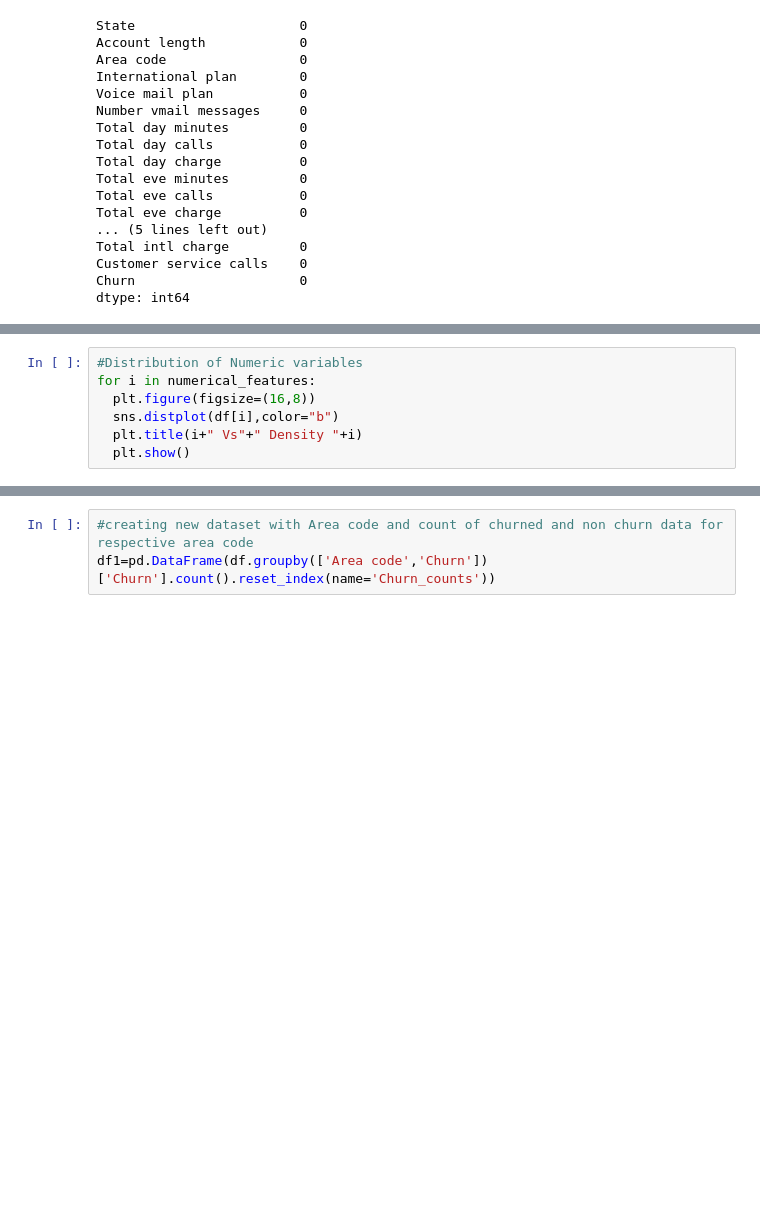
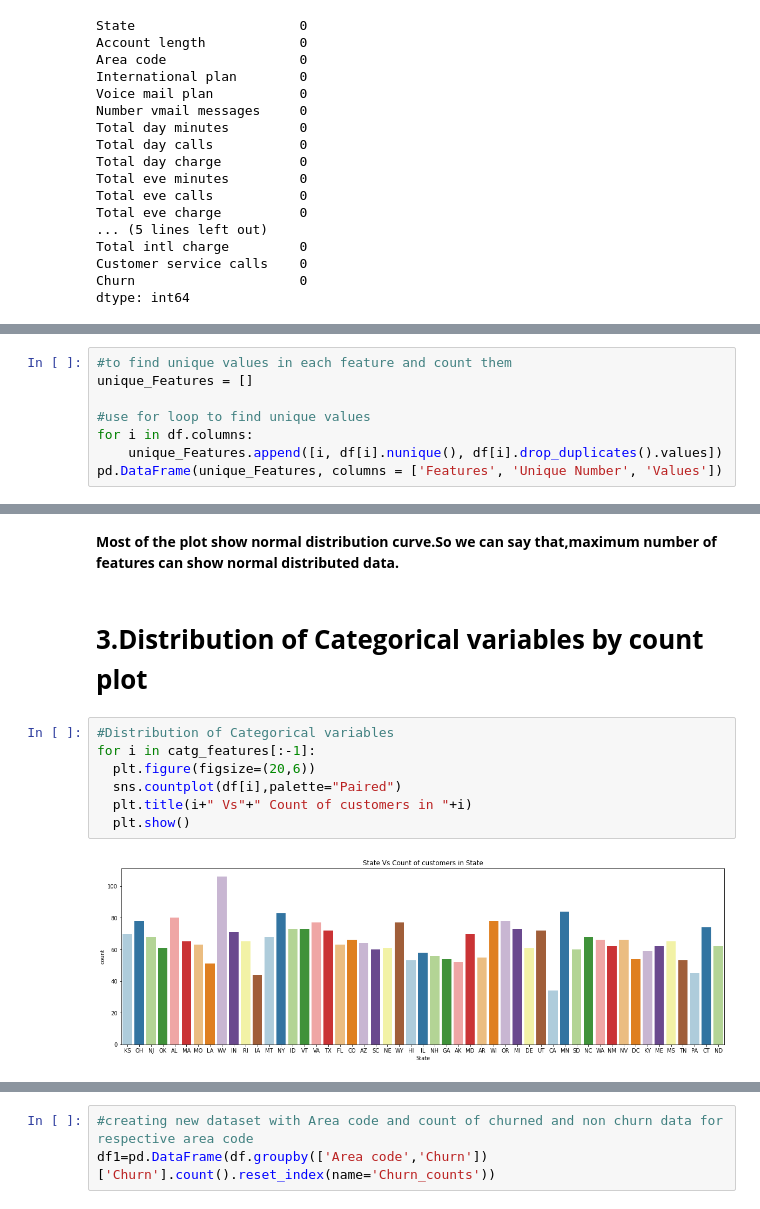
Before and after one commit to Rushikesh3005/Telecom-churn-analysis, a Jupyter notebook: Telecom_Churn_Analysis_Capstone_Project.ipynb, the cells around one changed output, grey strips where cells are left out. Saved outputs shown, nothing was run; the diff lists cells and outputs as text; blank space fills up the shorter version.

```diff
--- a/Telecom_Churn_Analysis_Capstone_Project.ipynb
+++ b/Telecom_Churn_Analysis_Capstone_Project.ipynb
@@ -131,0 +225,8 @@ dtype: int64
+# %%
+#to find unique values in each feature and count them
+unique_Features = []
+
+#use for loop to find unique values
+for i in df.columns:
+    unique_Features.append([i, df[i].nunique(), df[i].drop_duplicates().values])
+pd.DataFrame(unique_Features, columns = ['Features', 'Unique Number', 'Values'])
@@ -165,7 +285,0 @@ catg_features
-# %%
-#Distribution of Numeric variables
-for i in numerical_features:
-  plt.figure(figsize=(16,8))
-  sns.distplot(df[i],color="b")
-  plt.title(i+" Vs"+" Density "+i)
-  plt.show()
@@ -308,0 +382,13 @@ From the above charts, we can notice that there is a lot of discrepancy in distr
+# %% [markdown]
+**Most of the plot show normal distribution curve.So we can say that,maximum number of features can show normal distributed data.**
+# %% [markdown]
+# **3.Distribution of Categorical variables by count plot**
+# %%
+#Distribution of Categorical variables
+for i in catg_features[:-1]:
+  plt.figure(figsize=(20,6))
+  sns.countplot(df[i],palette="Paired")
+  plt.title(i+" Vs"+" Count of customers in "+i)
+  plt.show()
+# %% [output]
+[figure, added]
```
Also changed, not shown: parts of 113 cells of this notebook.
